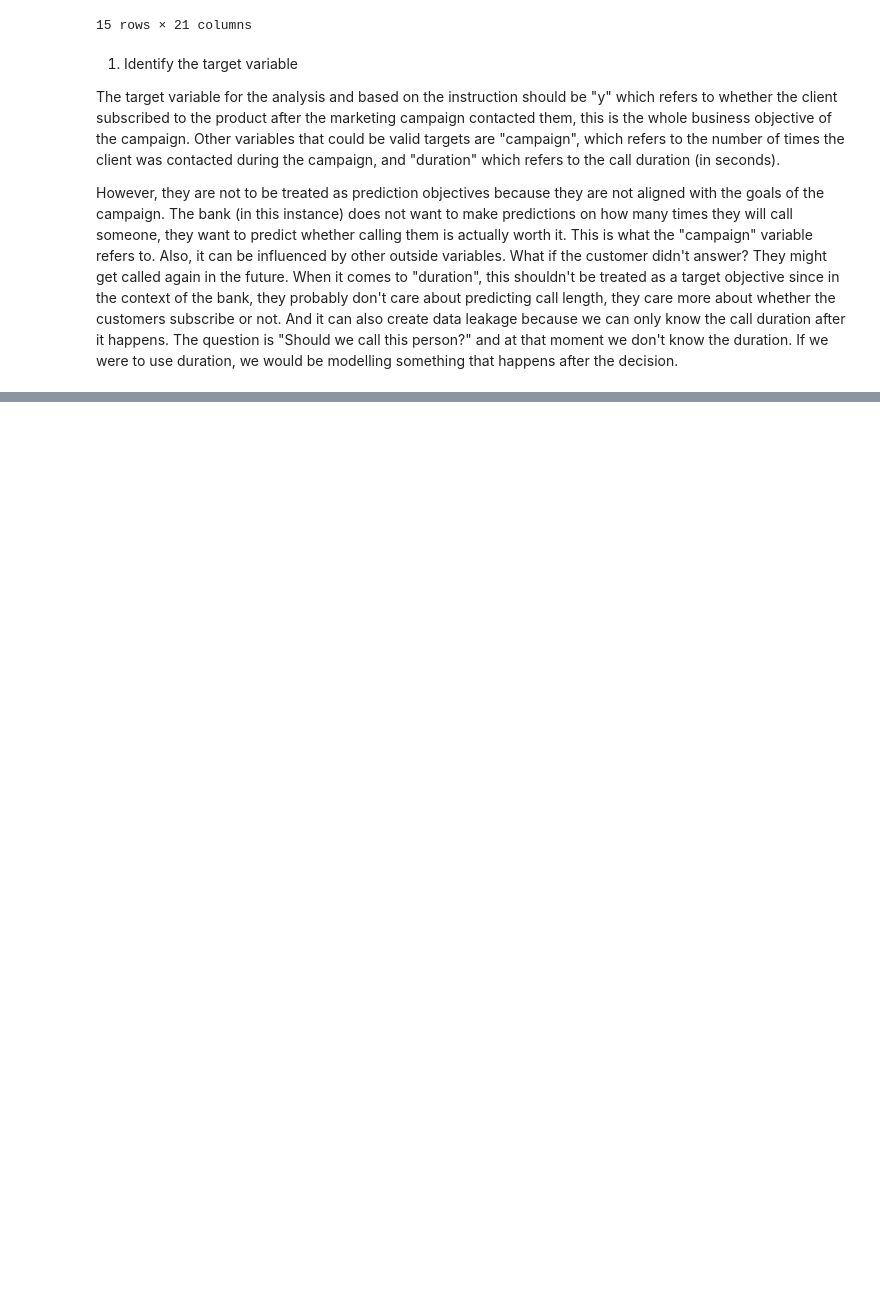
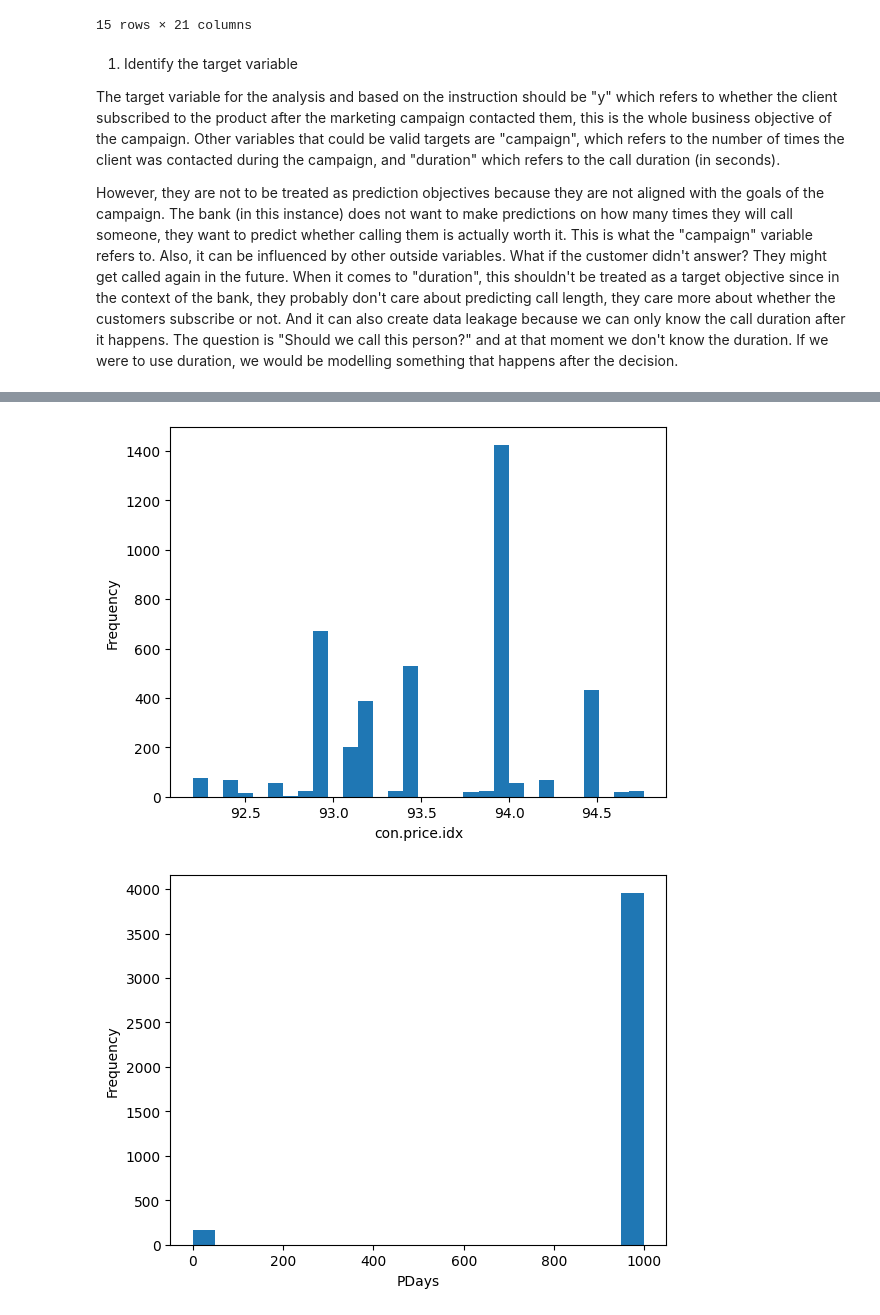
Before and after one commit to Fmendez18/ML-fundamentals-2026, a Jupyter notebook: assignment_1_Federico_Mendez.ipynb, the cells around one changed output, grey strips where cells are left out. Cells and saved outputs as stored; diff of their text form; code cells hidden in the pictures; blank space fills up the shorter version.

```diff
--- a/assignment_1_Federico_Mendez.ipynb
+++ b/assignment_1_Federico_Mendez.ipynb
@@ -31,0 +109,18 @@ However, they are not to be treated as prediction objectives because they are no
+# %%
+plt.hist(df["cons.price.idx"], bins = 30)
+plt.xlabel("con.price.idx")
+plt.ylabel("Frequency")
+plt.show()
+
+plt.hist(df["pdays"], bins = 20)
+plt.xlabel("PDays")
+plt.ylabel("Frequency")
+plt.show()
+
+plt.hist(df["age"], bins = 20)
+plt.xlabel("Age")
+plt.ylabel("Frequency")
+plt.show()
+# %% [output]
+[figure, added]
+[figure, added]
```
Also changed, not shown: parts of 26 cells of this notebook.
